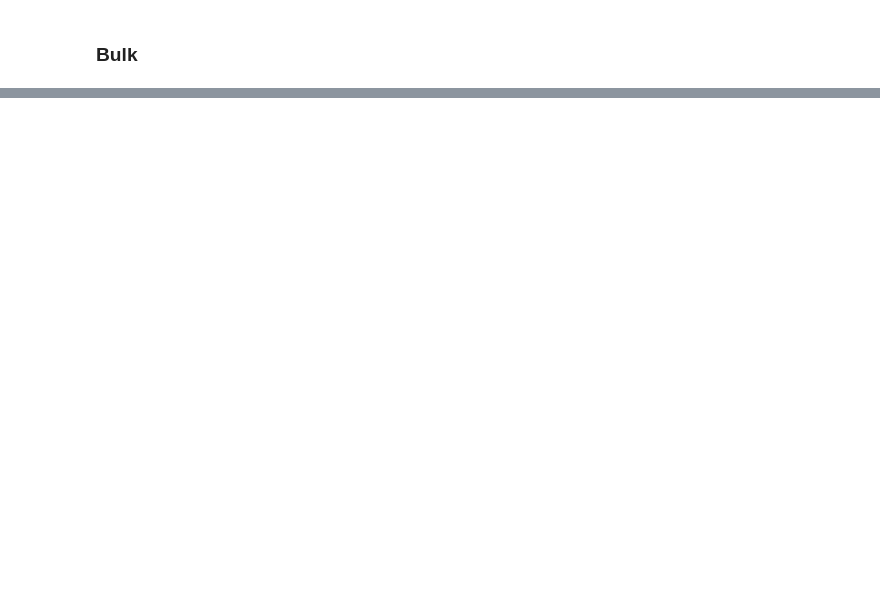
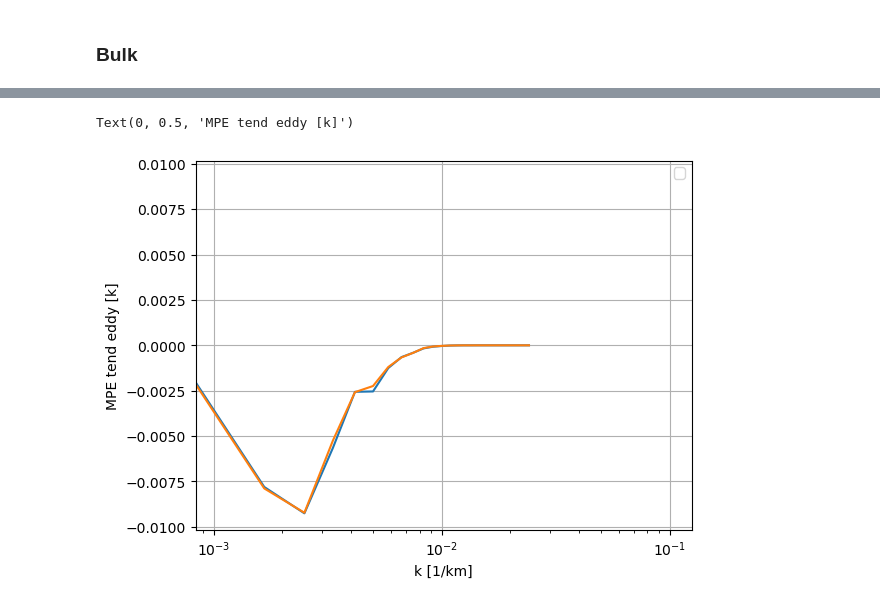
Before and after one commit to dhruvbalwada/mesoscale_buoyancy_param_ML, a Jupyter notebook: offline_analysis/data_MOM6p2l_ML_MOM6_P2L_all.ipynb, the cells around one changed output, grey strips where cells are left out. Saved outputs shown, nothing was run; the diff lists cells and outputs as text; code cells hidden in the pictures; blank space fills up the shorter version.

```diff
--- a/offline_analysis/data_MOM6p2l_ML_MOM6_P2L_all.ipynb
+++ b/offline_analysis/data_MOM6p2l_ML_MOM6_P2L_all.ipynb
@@ -152,0 +266,15 @@ plt.savefig('./figures/data_MOM6p2l_ML_MOM6all_OT.png')
+# %%
+dx_uh_sg_true, dy_vh_sg_true, div_uh_sg_true  = div_uphp(uh_sg_true, vh_sg_true)
+dx_uh_sg_pred, dy_vh_sg_pred, div_uh_sg_pred  = div_uphp(uh_sg_pred, vh_sg_pred)
+# %%
+ds_filt['div_uh_sg_true'] = div_uh_sg_true
+ds_filt['div_uh_sg_pred'] = div_uh_sg_pred
+# %%
+eta_tend_true = np.zeros_like(ds_filt.e)
+eta_tend_pred = np.zeros_like(ds_filt.e)
+
+eta_tend_true[:,1,:,:] = - ds_filt['div_uh_sg_true']
+eta_tend_pred[:,1,:,:] = - ds_filt['div_uh_sg_pred']
+
+ds_filt['eta_tend_true'] = xr.DataArray(eta_tend_true, dims=ds_filt.e.dims)
+ds_filt['eta_tend_pred'] = xr.DataArray(eta_tend_pred, dims=ds_filt.e.dims)
@@ -152,0 +320,12 @@ plt.savefig('./figures/data_MOM6p2l_ML_MOM6all_OT.png')
+# %%
+
+(ds_filt['dt_eta_mean_by_eddy_true_spectral'] * ds_filt.freq_xh).sel(yh=slice(400, 1200)).mean(['Time','yh']).plot()
+(ds_filt['dt_eta_mean_by_eddy_pred_spectral'] * ds_filt.freq_xh).sel(yh=slice(400, 1200)).mean(['Time','yh']).plot()
+plt.xlim([1/1200, 1/8])
+#plt.ylim([-5,0.2])
+plt.xscale('log')
+plt.grid()
+plt.xlabel('k [1/km]')
+plt.legend()
+plt.ylabel('MPE tend eddy [k]')
+# %% [output]
@@ -152,0 +333,2 @@ plt.savefig('./figures/data_MOM6p2l_ML_MOM6all_OT.png')
+Text(0, 0.5, 'MPE tend eddy [k]')
+[figure, added]
```
Also changed, not shown: parts of 29 cells of this notebook, 10 other files.
